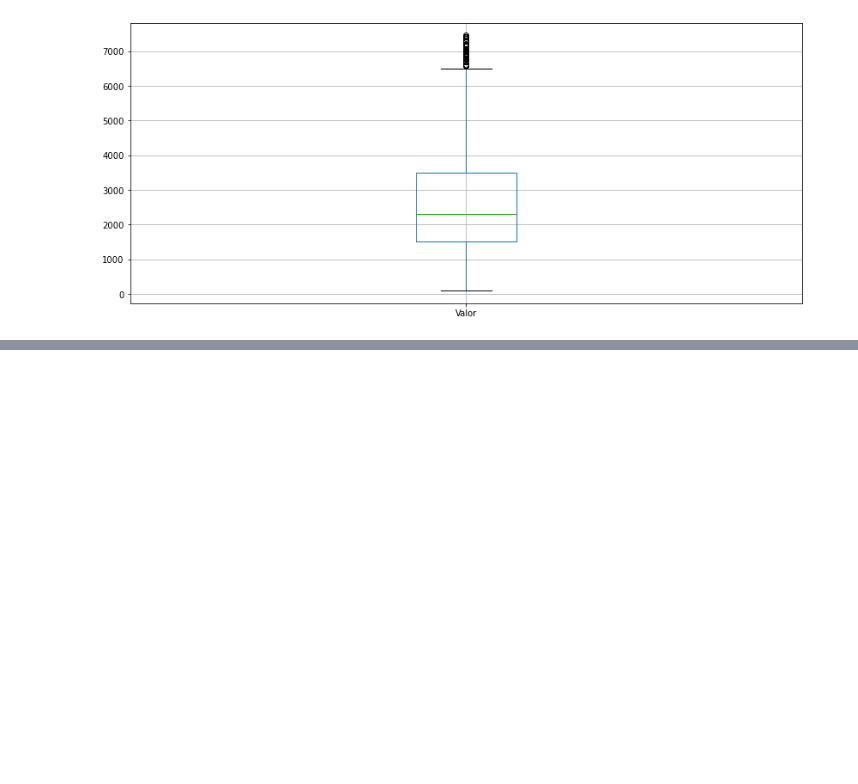
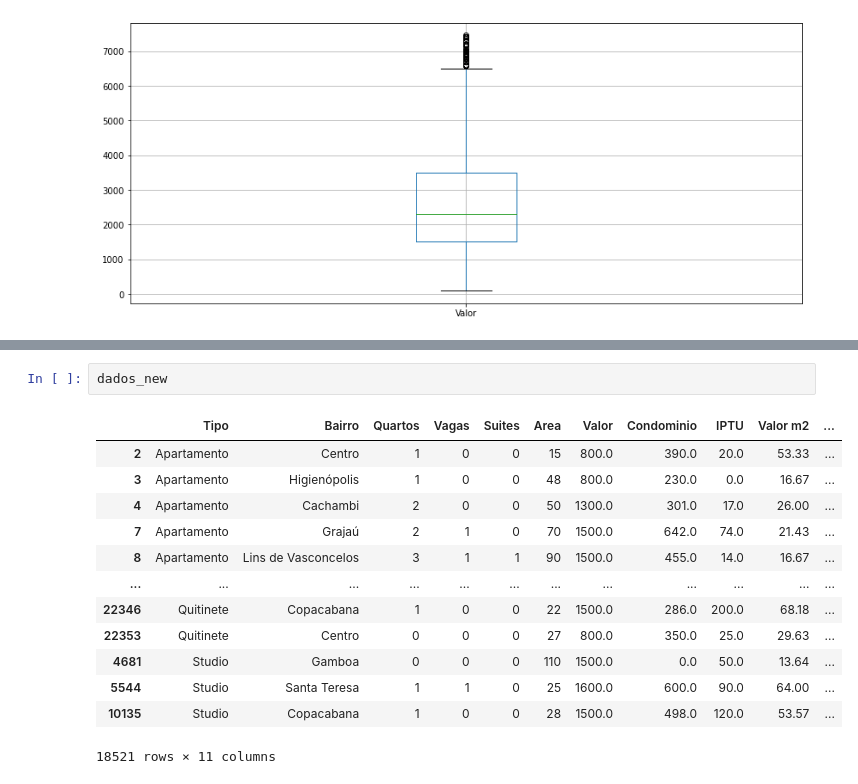
Before and after one commit to RenanLacana/Pandas_Data-Science, a Jupyter notebook: Pandas/Removendo Outliers.ipynb, the cells around one changed output, grey strips where cells are left out. Saved outputs shown, nothing was run; the diff lists cells and outputs as text; blank space fills up the shorter version.

```diff
--- a/Pandas/Removendo Outliers.ipynb
+++ b/Pandas/Removendo Outliers.ipynb
@@ -34,0 +65,16 @@ dados_new.boxplot(['Valor'])
+# %%
+dados_new
+# %% [output]
+|  | Tipo | Bairro | Quartos | Vagas | Suites | Area | Valor | Condominio | IPTU | Valor m2 | ... |
+| 2 | Apartamento | Centro | 1 | 0 | 0 | 15 | 800.0 | 390.0 | 20.0 | 53.33 | ... |
+| 3 | Apartamento | Higienópolis | 1 | 0 | 0 | 48 | 800.0 | 230.0 | 0.0 | 16.67 | ... |
+| 4 | Apartamento | Cachambi | 2 | 0 | 0 | 50 | 1300.0 | 301.0 | 17.0 | 26.00 | ... |
+| 7 | Apartamento | Grajaú | 2 | 1 | 0 | 70 | 1500.0 | 642.0 | 74.0 | 21.43 | ... |
+| 8 | Apartamento | Lins de Vasconcelos | 3 | 1 | 1 | 90 | 1500.0 | 455.0 | 14.0 | 16.67 | ... |
+| ... | ... | ... | ... | ... | ... | ... | ... | ... | ... | ... | ... |
+| 22346 | Quitinete | Copacabana | 1 | 0 | 0 | 22 | 1500.0 | 286.0 | 200.0 | 68.18 | ... |
+| 22353 | Quitinete | Centro | 0 | 0 | 0 | 27 | 800.0 | 350.0 | 25.0 | 29.63 | ... |
+| 4681 | Studio | Gamboa | 0 | 0 | 0 | 110 | 1500.0 | 0.0 | 50.0 | 13.64 | ... |
+| 5544 | Studio | Santa Teresa | 1 | 1 | 0 | 25 | 1600.0 | 600.0 | 90.0 | 64.00 | ... |
+| 10135 | Studio | Copacabana | 1 | 0 | 0 | 28 | 1500.0 | 498.0 | 120.0 | 53.57 | ... |
+18521 rows × 11 columns
```
Also changed, not shown: parts of 6 cells of this notebook, 6 other files.
